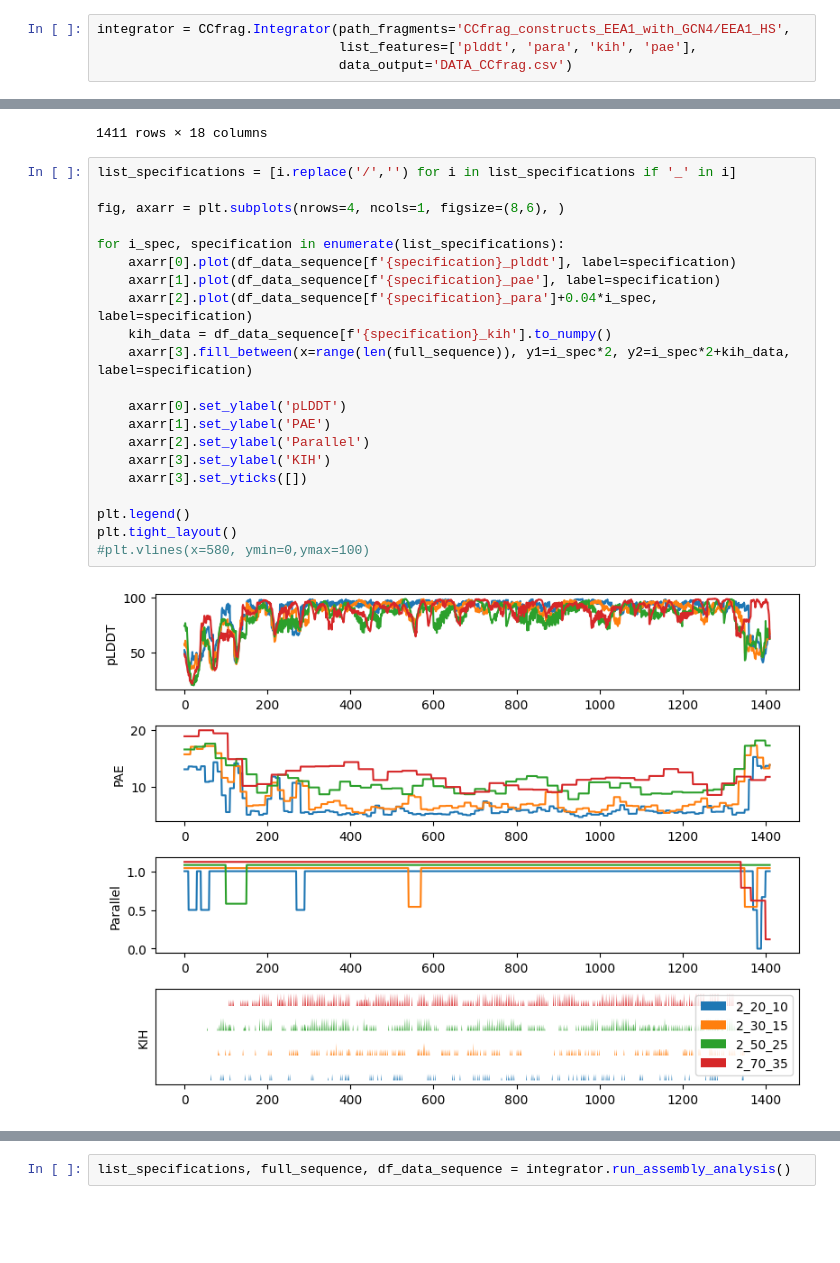
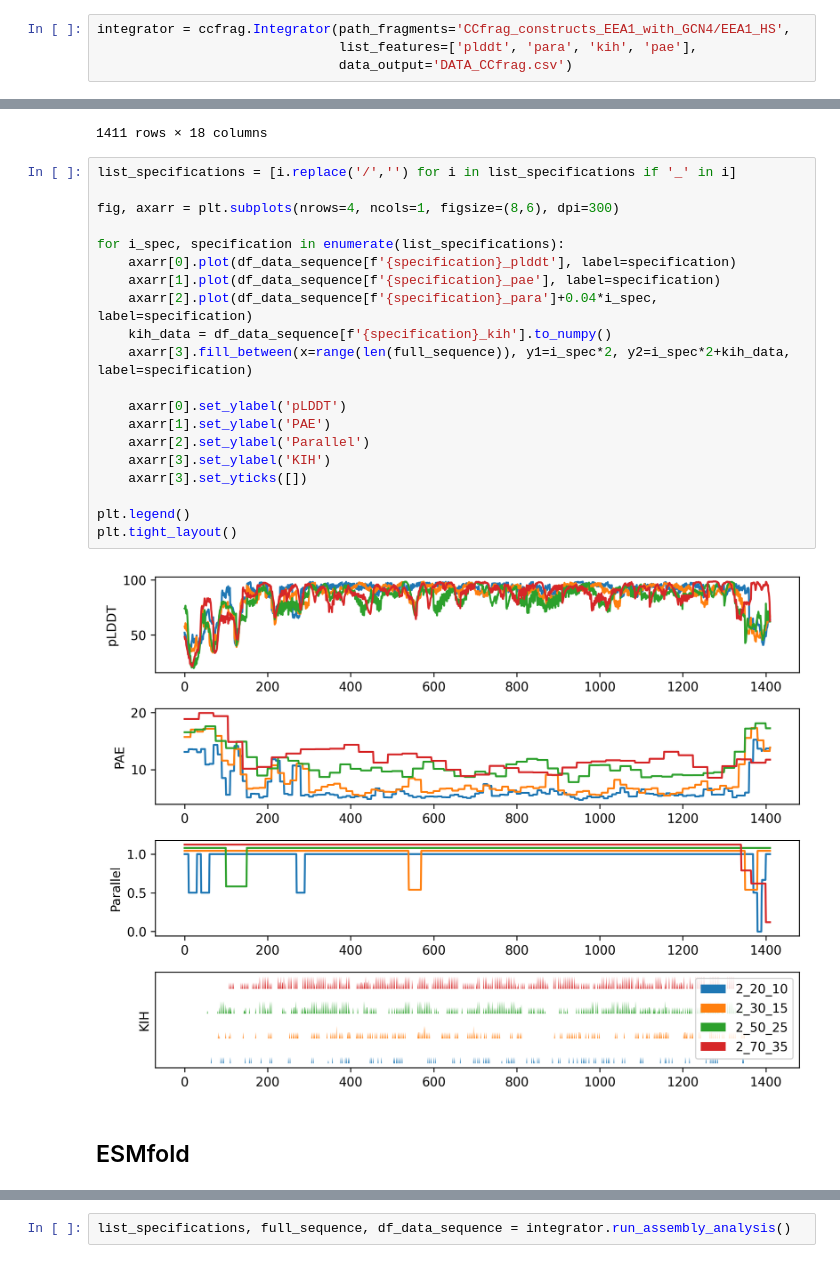
Before and after one commit to Mikel-MG/CCfrag, a Jupyter notebook: examples/EEA1_GCN4/CCfrag_pipeline.ipynb, the cells around one changed output, grey strips where cells are left out. Saved outputs shown, nothing was run; the diff lists cells and outputs as text; blank space fills up the shorter version.

```diff
--- a/examples/EEA1_GCN4/CCfrag_pipeline.ipynb
+++ b/examples/EEA1_GCN4/CCfrag_pipeline.ipynb
@@ -82,7 +61,7 @@ import matplotlib.pyplot as plt
 # %% [markdown]
 ## ColabFold
 # %%
-integrator = CCfrag.Integrator(path_fragments='CCfrag_constructs_EEA1_with_GCN4/EEA1_HS',
+integrator = ccfrag.Integrator(path_fragments='CCfrag_constructs_EEA1_with_GCN4/EEA1_HS',
                                list_features=['plddt', 'para', 'kih', 'pae'],
                                data_output='DATA_CCfrag.csv')
 # %%
@@ -115,24 +95,25 @@ df_data_sequence
 # %%
 list_specifications = [i.replace('/','') for i in list_specifications if '_' in i]
 
-fig, axarr = plt.subplots(nrows=4, ncols=1, figsize=(8,6), )
+fig, axarr = plt.subplots(nrows=4, ncols=1, figsize=(8,6), dpi=300)
 
 for i_spec, specification in enumerate(list_specifications):
     axarr[0].plot(df_data_sequence[f'{specification}_plddt'], label=specification)
     axarr[1].plot(df_data_sequence[f'{specification}_pae'], label=specification)
     axarr[2].plot(df_data_sequence[f'{specification}_para']+0.04*i_spec, label=specification)
     kih_data = df_data_sequence[f'{specification}_kih'].to_numpy()
     axarr[3].fill_between(x=range(len(full_sequence)), y1=i_spec*2, y2=i_spec*2+kih_data, label=specification)
 
     axarr[0].set_ylabel('pLDDT')
     axarr[1].set_ylabel('PAE')
     axarr[2].set_ylabel('Parallel')
     axarr[3].set_ylabel('KIH')
     axarr[3].set_yticks([])
 
 plt.legend()
 plt.tight_layout()
-#plt.vlines(x=580, ymin=0,ymax=100)
 # %% [output]
-[figure, old version]
+[figure, new version]
+# %% [markdown]
+## ESMfold
 # %%
```
Also changed, not shown: parts of 13 cells of this notebook, 20 other files.
